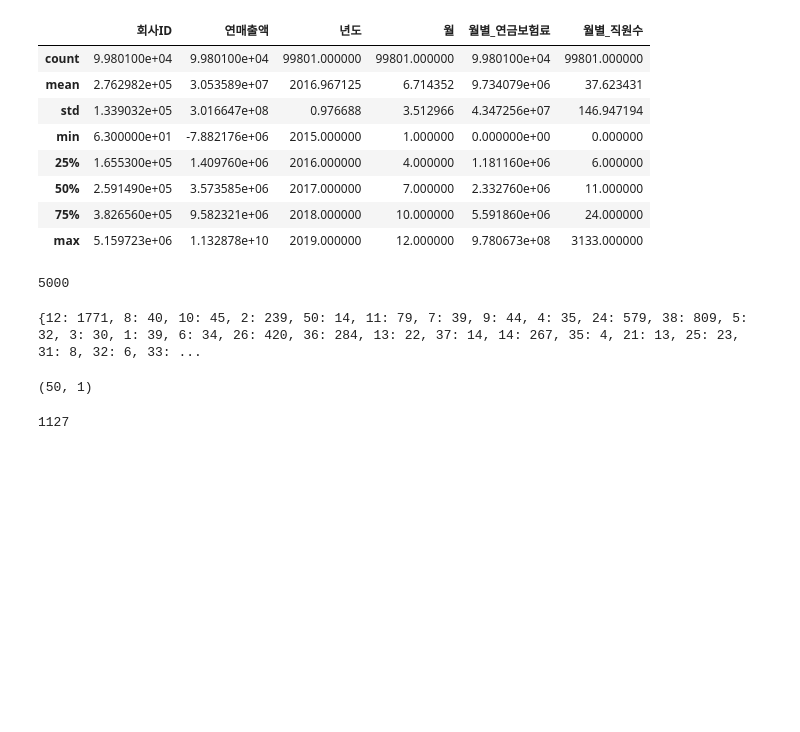
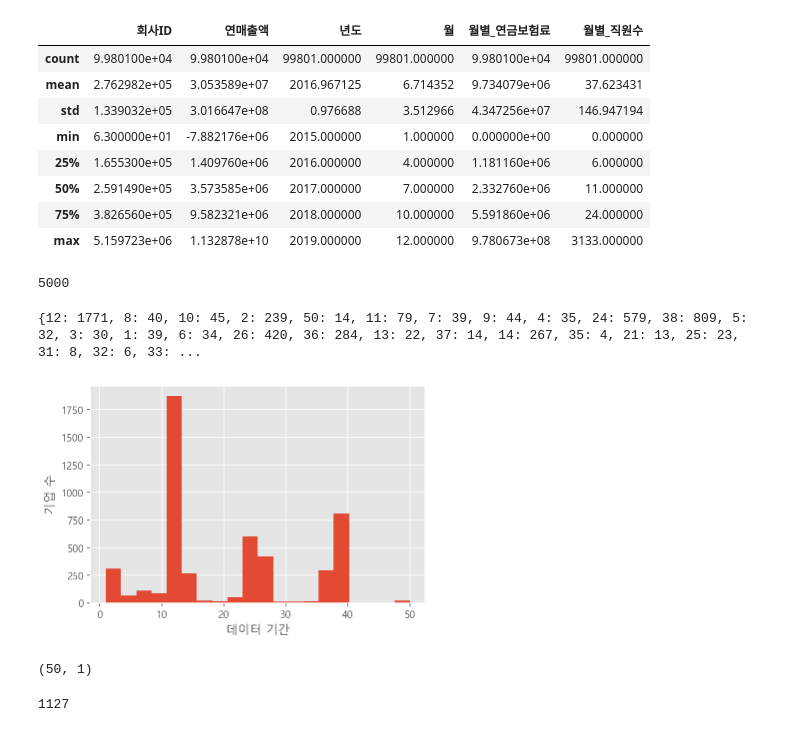
Before and after one commit to ilikeinow12/team2_wanted_onboarding, a Jupyter notebook: 1주차_박근웅.ipynb, the cells around one changed output. Drawn from its saved outputs; the diff is of its cells as text; code cells hidden in the pictures; blank space fills up the shorter version.

```diff
--- a/1주차_박근웅.ipynb
+++ b/1주차_박근웅.ipynb
@@ -63,6 +107,15 @@ for co_id, tmp in df_by_id:
 print(len_dict)
 # %% [output]
 {12: 1771, 8: 40, 10: 45, 2: 239, 50: 14, 11: 79, 7: 39, 9: 44, 4: 35, 24: 579, 38: 809, 5: 32, 3: 30, 1: 39, 6: 34, 26: 420, 36: 284, 13: 22, 37: 14, 14: 267, 35: 4, 21: 13, 25: 23, 31: 8, 32: 6, 33: ...
+# %%
+import matplotlib.pyplot as plt
+
+plt.hist(len_dict.keys(), weights=len_dict.values(), bins=20)
+plt.xlabel('데이터 기간')
+plt.ylabel('기업 수')
+plt.show()
+# %% [output]
+[figure, added]
 # %%
 # 최소 생존 기간, 최대 생존 기간
 max(len_dict), min(len_dict)
```
Also changed, not shown: parts of 16 cells of this notebook.
